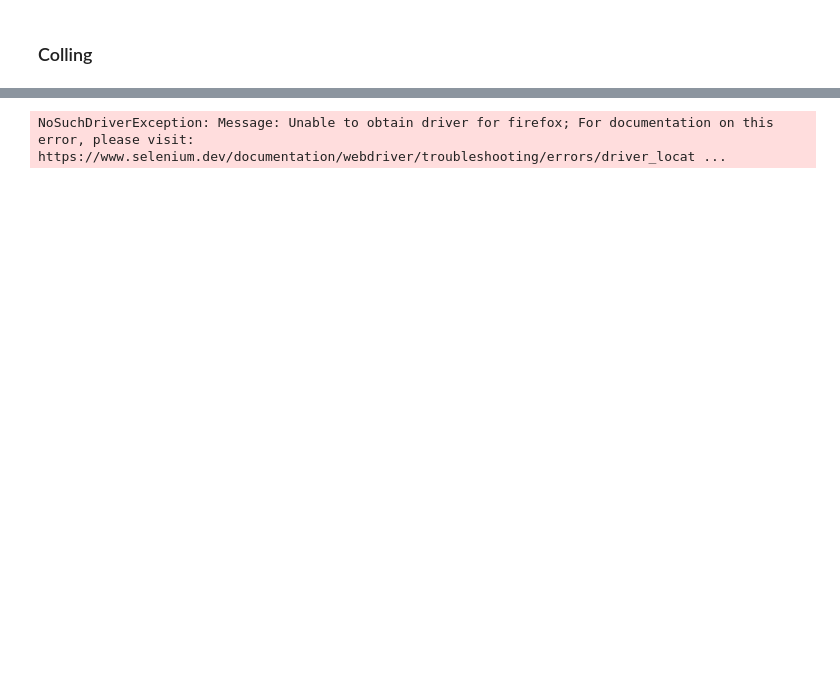
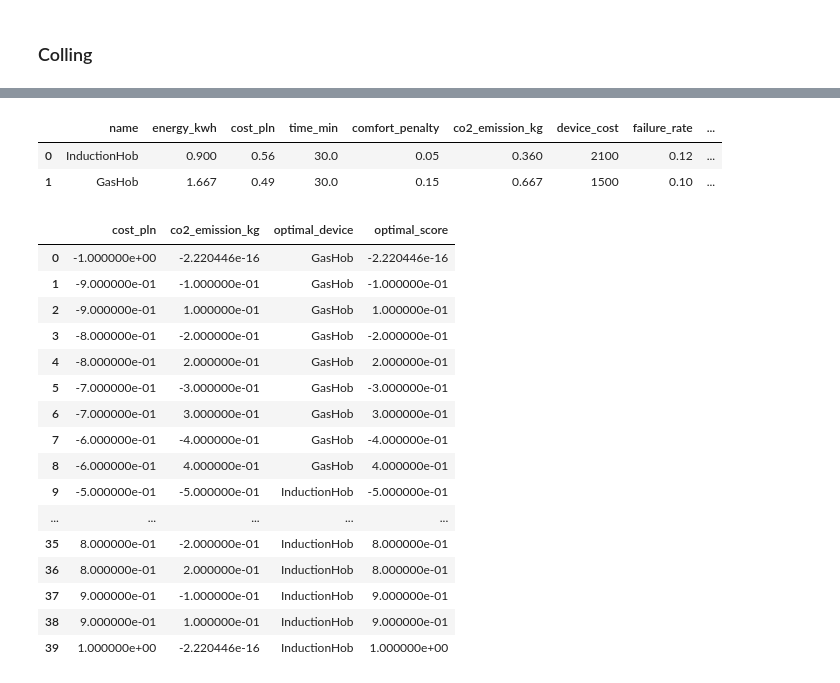
Before and after one commit to JSlusarek/Projekt-Dyplomowy-ISSI-Jan-lusarek-Kacper-Gruca, a Jupyter notebook: working_dir/code/simulator_prototype_JS.ipynb, the cells around one changed output, grey strips where cells are left out. Saved outputs shown, nothing was run; the diff lists cells and outputs as text; code cells hidden in the pictures; blank space fills up the shorter version.

Commit message:
Refactor appliance classes; implement and apply grid functions in simulations

```diff
--- a/working_dir/code/simulator_prototype_JS.ipynb
+++ b/working_dir/code/simulator_prototype_JS.ipynb
@@ -187,46 +327,34 @@ Web Scrapping
-# %%
-import json
-import time
-from selenium import webdriver
-from selenium.webdriver.firefox.service import Service
-from selenium.webdriver.firefox.options import Options
-from bs4 import BeautifulSoup
-
-# Konfiguracja przeglądarki Firefox (tryb headless)
-options = Options()
-options.add_argument("--headless")
-
-# Ścieżka do geckodriver.exe (dostosuj do siebie)
-service = Service("./geckodriver.exe")
-
-# Uruchomienie przeglądarki
-driver = webdriver.Firefox(service=service, options=options)
-
-# URL produktu
-url = "https://www.mediaexpert.pl/agd-do-zabudowy/płyty-do-zabudowy/płyta-gazowa-amica-pgcd6121apfb"
-driver.get(url)
-
-# Poczekaj na pełne załadowanie strony (5 sekund)
-time.sleep(5)
-
-# Parsowanie HTML
-soup = BeautifulSoup(driver.page_source, "html.parser")
-driver.quit()
-
-# Wyciąganie danych
-produkt = {
-    "nazwa": soup.find("h1").get_text(strip=True),
-    "cena": soup.find("span", class_="prices__price").get_text(strip=True),
-    "kod_produktu": soup.find("span", class_="product-code").get_text(strip=True),
-    "funkcje": [li.get_text(strip=True) for li in soup.select(".product-functions__item")],
-    "parametry": [li.get_text(strip=True) for li in soup.select(".parameters__list .parameters__row")]
-}
-
-# Zapis do pliku JSON
-with open("plyta_amica.json", "w", encoding="utf-8") as f:
-    json.dump(produkt, f, ensure_ascii=False, indent=2)
-
-# Podgląd w konsoli
-print(json.dumps(produkt, ensure_ascii=False, indent=2))
-# %% [output]
-NoSuchDriverException: Message: Unable to obtain driver for firefox; For documentation on this error, please visit: https://www.selenium.dev/documentation/webdriver/troubleshooting/errors/driver_locat ...
+# %%
+df_cooking
+# %% [output]
+|  | name | energy_kwh | cost_pln | time_min | comfort_penalty | co2_emission_kg | device_cost | failure_rate | ... |
+| 0 | InductionHob | 0.900 | 0.56 | 30.0 | 0.05 | 0.360 | 2100 | 0.12 | ... |
+| 1 | GasHob | 1.667 | 0.49 | 30.0 | 0.15 | 0.667 | 1500 | 0.10 | ... |
+# %%
+features = [
+    "cost_pln",
+    "co2_emission_kg",
+]
+
+
+results=compute_all_combinations_parallel(df_cooking, features, step=0.1, n_jobs=-1)
+# %%
+results
+# %% [output]
+|  | cost_pln | co2_emission_kg | optimal_device | optimal_score |
+| 0 | -1.000000e+00 | -2.220446e-16 | GasHob | -2.220446e-16 |
+| 1 | -9.000000e-01 | -1.000000e-01 | GasHob | -1.000000e-01 |
+| 2 | -9.000000e-01 | 1.000000e-01 | GasHob | 1.000000e-01 |
+| 3 | -8.000000e-01 | -2.000000e-01 | GasHob | -2.000000e-01 |
+| 4 | -8.000000e-01 | 2.000000e-01 | GasHob | 2.000000e-01 |
+| 5 | -7.000000e-01 | -3.000000e-01 | GasHob | -3.000000e-01 |
+| 6 | -7.000000e-01 | 3.000000e-01 | GasHob | 3.000000e-01 |
+| 7 | -6.000000e-01 | -4.000000e-01 | GasHob | -4.000000e-01 |
+| 8 | -6.000000e-01 | 4.000000e-01 | GasHob | 4.000000e-01 |
+| 9 | -5.000000e-01 | -5.000000e-01 | InductionHob | -5.000000e-01 |
+| ... | ... | ... | ... | ... |
+| 35 | 8.000000e-01 | -2.000000e-01 | InductionHob | 8.000000e-01 |
+| 36 | 8.000000e-01 | 2.000000e-01 | InductionHob | 8.000000e-01 |
+| 37 | 9.000000e-01 | -1.000000e-01 | InductionHob | 9.000000e-01 |
+| 38 | 9.000000e-01 | 1.000000e-01 | InductionHob | 9.000000e-01 |
+| 39 | 1.000000e+00 | -2.220446e-16 | InductionHob | 1.000000e+00 |
```
Also changed, not shown: parts of 17 cells of this notebook, 10 other files.
